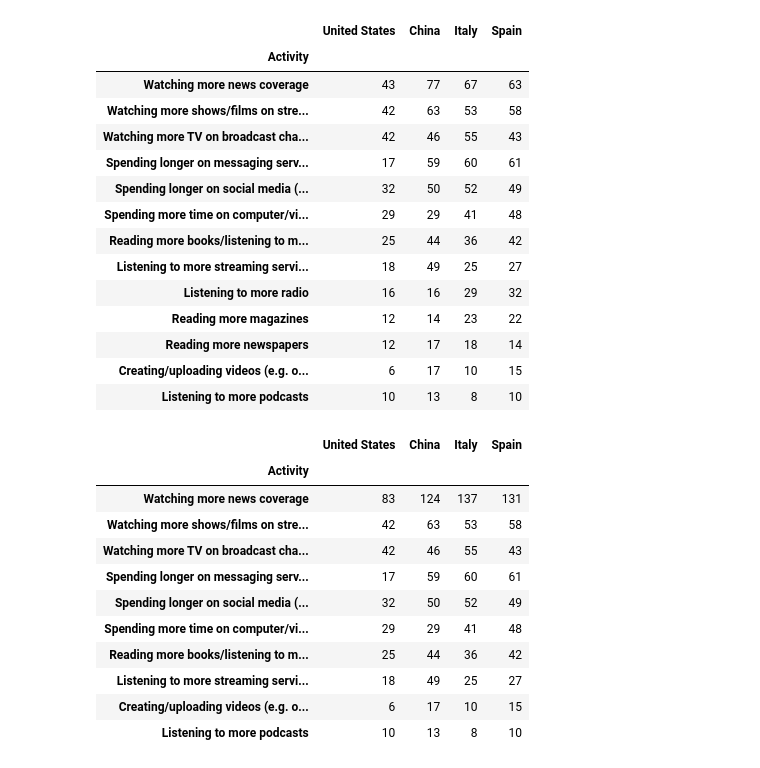
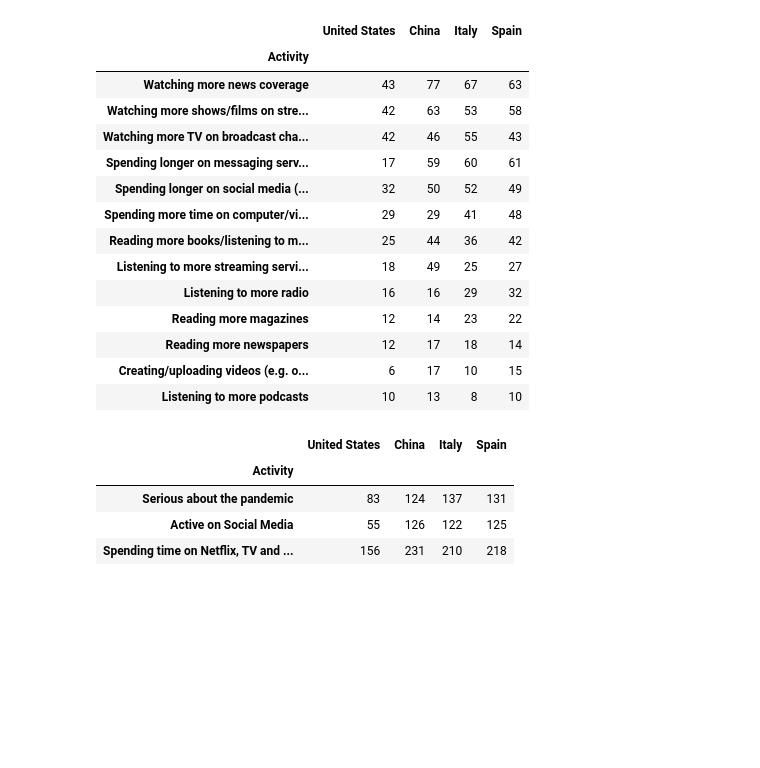
Before and after one commit to newb-dev-1008/CoVID_Entertainment_Impact, a Jupyter notebook: Entertainment_during_CoVID_19.ipynb, the cells around one changed output. Cells and saved outputs as stored; diff of their text form; code cells hidden in the pictures; blank space fills up the shorter version.

```diff
--- a/Entertainment_during_CoVID_19.ipynb
+++ b/Entertainment_during_CoVID_19.ipynb
@@ -644,24 +644,24 @@ country_home_media
 | Reading more newspapers | 12 | 17 | 18 | 14 |
 | Creating/uploading videos (e.g. o... | 6 | 17 | 10 | 15 |
 | Listening to more podcasts | 10 | 13 | 8 | 10 |
-# %%
-country_home_media.loc['Watching more news coverage',:] = country_home_media.loc['Watching more news coverage',:] + country_home_media.loc['Reading more newspapers',:] + country_home_media.loc['Reading more magazines',:] + country_home_media.loc['Listening to more radio',:]
-country_home_media.drop(['Reading more newspapers', 'Reading more magazines', 'Listening to more radio'], axis = 0, inplace = True)
-country_home_media.rename(index = {'Watching more news coverage' : 'Serious about the pandemic'})
-country_home_media
-# %% [output]
-|  | United States | China | Italy | Spain |
-| Activity |  |  |  |  |
-| Watching more news coverage | 83 | 124 | 137 | 131 |
-| Watching more shows/films on stre... | 42 | 63 | 53 | 58 |
-| Watching more TV on broadcast cha... | 42 | 46 | 55 | 43 |
-| Spending longer on messaging serv... | 17 | 59 | 60 | 61 |
-| Spending longer on social media (... | 32 | 50 | 52 | 49 |
-| Spending more time on computer/vi... | 29 | 29 | 41 | 48 |
-| Reading more books/listening to m... | 25 | 44 | 36 | 42 |
-| Listening to more streaming servi... | 18 | 49 | 25 | 27 |
-| Creating/uploading videos (e.g. o... | 6 | 17 | 10 | 15 |
-| Listening to more podcasts | 10 | 13 | 8 | 10 |
+# %%
+country_home_media.loc['Watching more news coverage',:] = country_home_media.loc['Watching more news coverage',:] + country_home_media.loc['Reading more newspapers',:] + country_home_media.loc['Reading more magazines',:] + country_home_media.loc['Listening to more radio',:]
+country_home_media.drop(['Reading more newspapers', 'Reading more magazines', 'Listening to more radio'], axis = 0, inplace = True)
+
+country_home_media.loc['Spending longer on social media (e.g. Facebook, Instagram, Twitter etc)',:] = country_home_media.loc['Spending longer on social media (e.g. Facebook, Instagram, Twitter etc)',:] + country_home_media.loc['Spending longer on messaging services (e.g. WhatApp, Facebook Messenger, etc)',:] + country_home_media.loc['Creating/uploading videos (e.g. on Tik Tok, YouTube etc)',:]
+country_home_media.drop(['Creating/uploading videos (e.g. on Tik Tok, YouTube etc)', 'Spending longer on messaging services (e.g. WhatApp, Facebook Messenger, etc)'], axis = 0, inplace = True)
+
+country_home_media.loc['Listening to more podcasts',:] = country_home_media.loc['Listening to more streaming services (e.g. Apple Music, Spotify etc)',:] + country_home_media.loc['Watching more shows/films on streaming services (e.g. Netflix)',:] + country_home_media.loc['Watching more TV on broadcast channels',:] + country_home_media.loc['Spending more time on computer/video games',:] + country_home_media.loc['Reading more books/listening to more audiobooks',:]
+country_home_media.drop(['Listening to more streaming services (e.g. Apple Music, Spotify etc)', 'Watching more shows/films on streaming services (e.g. Netflix)', 'Watching more TV on broadcast channels', 'Spending more time on computer/video games', 'Reading more books/listening to more audiobooks'], axis = 0, inplace = True)
+
+country_home_media = country_home_media.rename(index = {'Watching more news coverage' : 'Serious about the pandemic', 'Spending longer on social media (e.g. Facebook, Instagram, Twitter etc)' : 'Active on Social Media', 'Listening to more podcasts' : 'Spending time on Netflix, TV and reading books'})
+country_home_media
+# %% [output]
+|  | United States | China | Italy | Spain |
+| Activity |  |  |  |  |
+| Serious about the pandemic | 83 | 124 | 137 | 131 |
+| Active on Social Media | 55 | 126 | 122 | 125 |
+| Spending time on Netflix, TV and ... | 156 | 231 | 210 | 218 |
 # %%
 # Miscellaneous activities in most affected countries to observe how laid back the people are
 # %%
```
